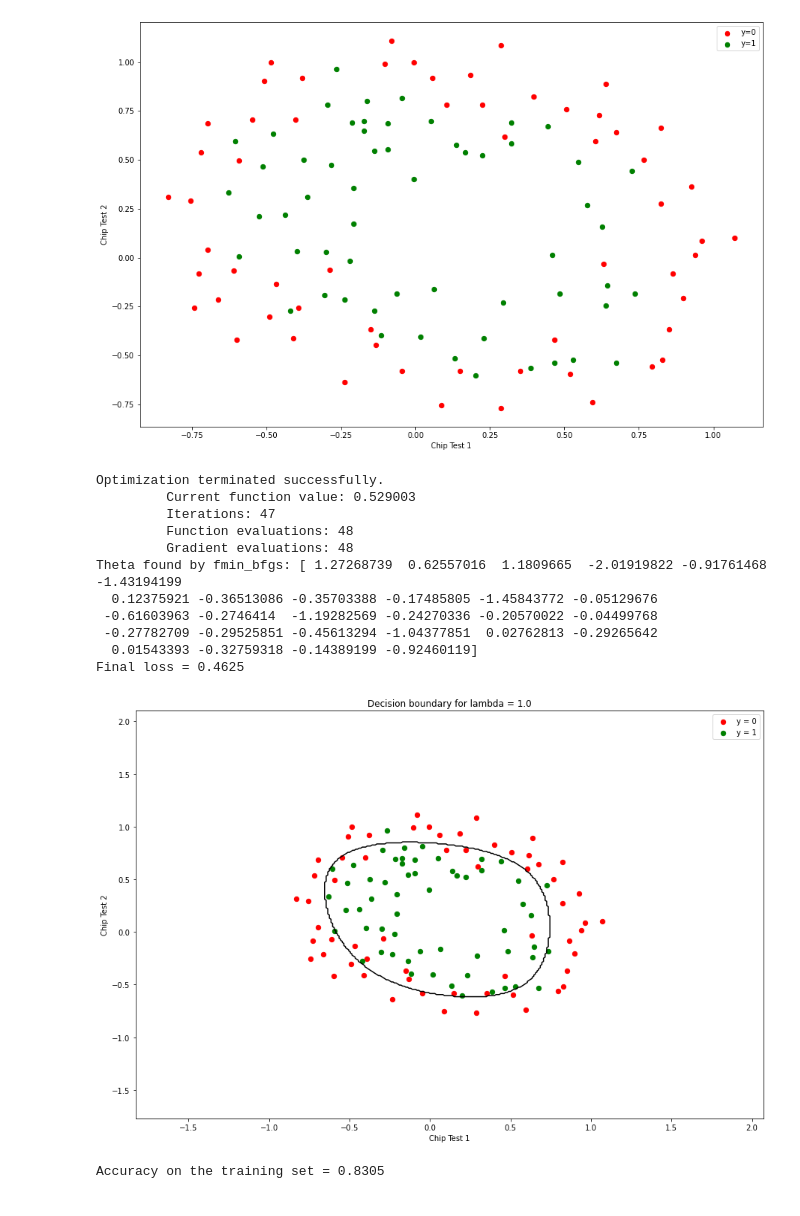
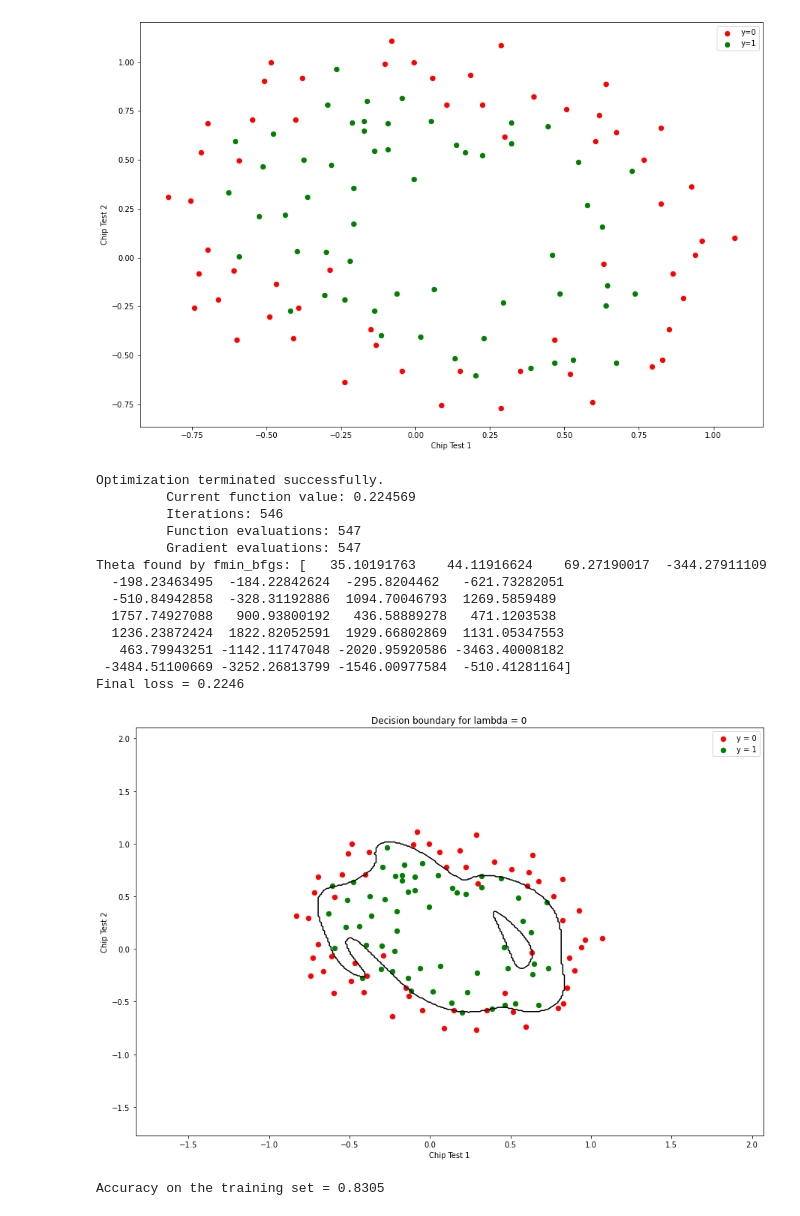
Before and after one commit to Mikerpen22/COMP540-Statistical-ML, a Jupyter notebook: A2/logreg/logreg_reg.ipynb, the cells around one changed output. Drawn from its saved outputs; the diff is of its cells as text; code cells hidden in the pictures.

```diff
--- a/A2/logreg/logreg_reg.ipynb
+++ b/A2/logreg/logreg_reg.ipynb
@@ -58,45 +58,47 @@ from sklearn.preprocessing import PolynomialFeatures
 
 p = 6
 poly = sklearn.preprocessing.PolynomialFeatures(degree=p,include_bias=False)
 X_poly = poly.fit_transform(X)
 
 # set up the data matrix (expanded basis functions) with the column of ones as intercept
 
 XX = np.vstack([np.ones((X_poly.shape[0],)),X_poly.T]).T
 
 # set up a regularized logistic regression model
 
 from logistic_regressor import RegLogisticRegressor
 
 reg_lr1 = RegLogisticRegressor()
 
 # run fmin on the loss function and gradient
 
-reg = 1.0
+reg = 0
 theta_opt = reg_lr1.train(XX,y,reg=reg,num_iters=1000,norm=False)
 
 # print the theta found and the final loss
 
 print('Theta found by fmin_bfgs: %s' %theta_opt)
 print("Final loss = %.4f" %reg_lr1.loss(theta_opt,XX,y,0.0))
 
 # plot the decision boundary
 
 plot_utils.plot_decision_boundary_poly(X,y,theta_opt,reg,p,'Chip Test 1', 'Chip Test 2',['y = 0','y = 1'])
 plt.show()
 # %% [output]
 Optimization terminated successfully.
-         Current function value: 0.529003
-         Iterations: 47
-         Function evaluations: 48
-         Gradient evaluations: 48
-Theta found by fmin_bfgs: [ 1.27268739  0.62557016  1.1809665  -2.01919822 -0.91761468 -1.43194199
-  0.12375921 -0.36513086 -0.35703388 -0.17485805 -1.45843772 -0.05129676
- -0.61603963 -0.2746414  -1.19282569 -0.24270336 -0.20570022 -0.04499768
- -0.27782709 -0.29525851 -0.45613294 -1.04377851  0.02762813 -0.29265642
-  0.01543393 -0.32759318 -0.14389199 -0.92460119]
-Final loss = 0.4625
+         Current function value: 0.224569
+         Iterations: 546
+         Function evaluations: 547
+         Gradient evaluations: 547
+Theta found by fmin_bfgs: [   35.10191763    44.11916624    69.27190017  -344.27911109
+  -198.23463495  -184.22842624  -295.8204462   -621.73282051
+  -510.84942858  -328.31192886  1094.70046793  1269.5859489
+  1757.74927088   900.93800192   436.58889278   471.1203538
+  1236.23872424  1822.82052591  1929.66802869  1131.05347553
+   463.79943251 -1142.11747048 -2020.95920586 -3463.40008182
+ -3484.51100669 -3252.26813799 -1546.00977584  -510.41281164]
+Final loss = 0.2246
-[figure, old version]
+[figure, new version]
 # %%
 # compute accuracy on training set
 # implement the predict method in logistic_regressor.py
```
Also changed, not shown: parts of 1 cell of this notebook, 8 other files.
